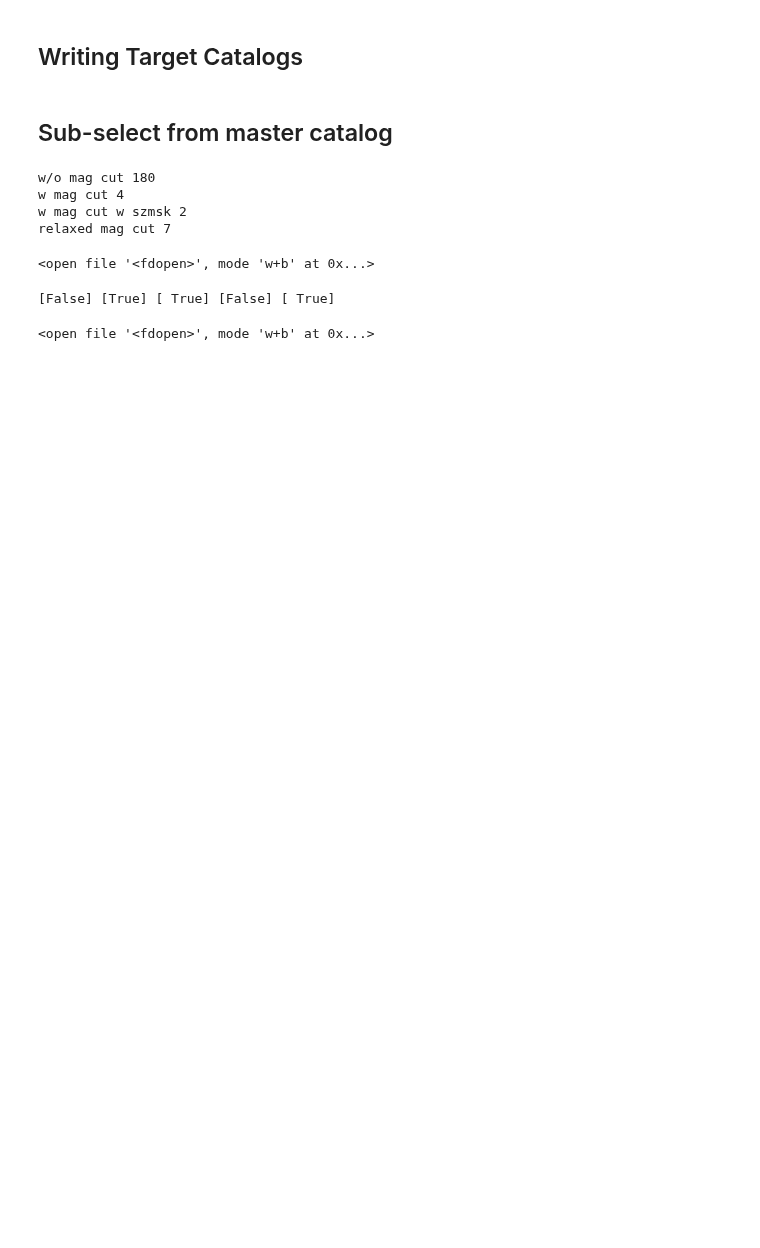
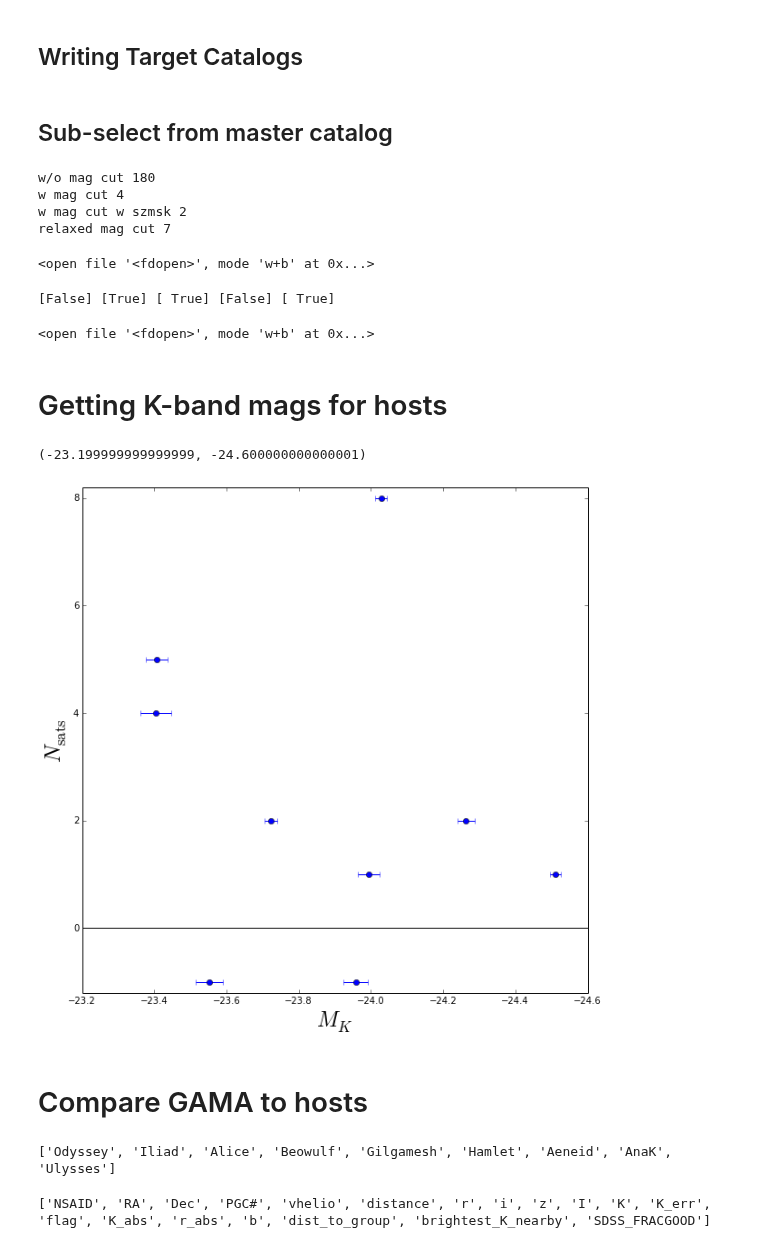
Before and after one commit to sagasurvey/erik, a Jupyter notebook: ipython_notebooks/Miscellaneous.ipynb, the cells around one changed output. Drawn from its saved outputs; the diff is of its cells as text; code cells hidden in the pictures; blank space fills up the shorter version.

```diff
--- a/ipython_notebooks/Miscellaneous.ipynb
+++ b/ipython_notebooks/Miscellaneous.ipynb
@@ -196,3 +194,5 @@ ml[mski].show_in_browser()
 # %% [output]
 [False] [True] [ True] [False] [ True]
 <open file '<fdopen>', mode 'w+b' at 0x...>
+# %% [markdown]
+# Getting K-band mags for hosts
@@ -198,0 +201,41 @@ ml[mski].show_in_browser()
+# %%
+hs = hosts.get_saga_hosts_from_google(googleun, passwd)
+# %%
+mslst=ascii.read('newmasterlist.csv')
+# %%
+ks=[]
+kes=[]
+for h in hs:
+    msk=h.nsaid == mslst['NSAID']
+    mmsk = mslst[msk]
+    dm = -5*np.log10(mmsk['distance'])-25
+    ks.append((mmsk['K']+dm)[0])
+    kes.append(mmsk['K_err'][0])
+hostnames = np.array([h.name for h in hs])
+hostks = np.array(ks)
+hostk_errs = np.array(kes)
+
+nsatsdct = {'Odyssey':8,
+ 'Iliad':-1,
+ 'Alice':1,
+ 'Beowulf':4,
+ 'Gilgamesh':2,
+ 'Hamlet':2,
+ 'Aeneid':1,
+ 'AnaK':5,
+ 'Ulysses':-1}
+nsats = np.array([nsatsdct[nm] for nm in hostnames])
+# %%
+plt.figure(figsize=(10,10))
+plt.errorbar(hostks, nsats, None, hostk_errs,fmt='o')
+plt.xlim(-24.6,-23.2)
+plt.ylim(-1.2,8.2)
+plt.axhline(0,color='k')
+plt.xlabel('$M_K$',fontsize=24)
+plt.ylabel('$N_{\\rm sats}$',fontsize=24)
+plt.xlim(*plt.xlim()[::-1])
+# %% [output]
+(-23.199999999999999, -24.600000000000001)
+[figure, added]
+# %% [markdown]
+# Compare GAMA to hosts
@@ -198,0 +246,13 @@ ml[mski].show_in_browser()
+# %%
+hs = hosts.get_saga_hosts_from_google(googleun, googlepw)
+print [h.name for h in hs]
+ras = [h.ra for h in hs]*u.deg
+decs = [h.dec for h in hs]*u.deg
+hcoo = ICRS(ras, decs)
+# %% [output]
+['Odyssey', 'Iliad', 'Alice', 'Beowulf', 'Gilgamesh', 'Hamlet', 'Aeneid', 'AnaK', 'Ulysses']
+# %%
+hall = ascii.read('host_catalog_all.csv')
+print hall.colnames
+# %% [output]
+['NSAID', 'RA', 'Dec', 'PGC#', 'vhelio', 'distance', 'r', 'i', 'z', 'I', 'K', 'K_err', 'flag', 'K_abs', 'r_abs', 'b', 'dist_to_group', 'brightest_K_nearby', 'SDSS_FRACGOOD']
```
Also changed, not shown: parts of 9 cells of this notebook, 2 other files.
